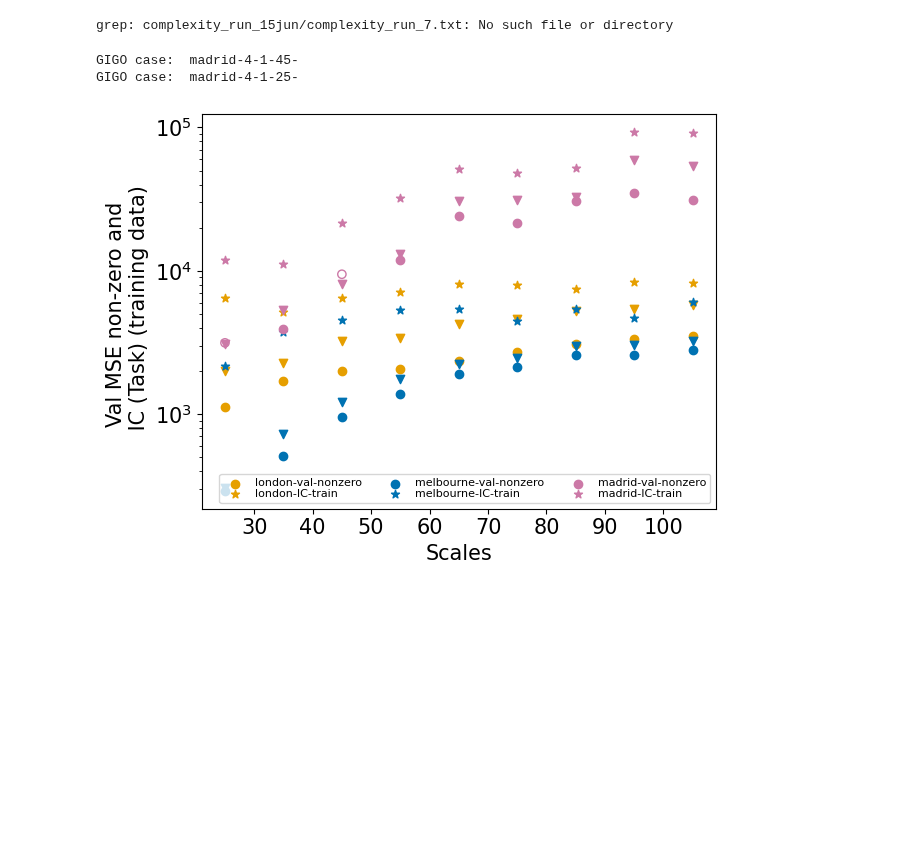
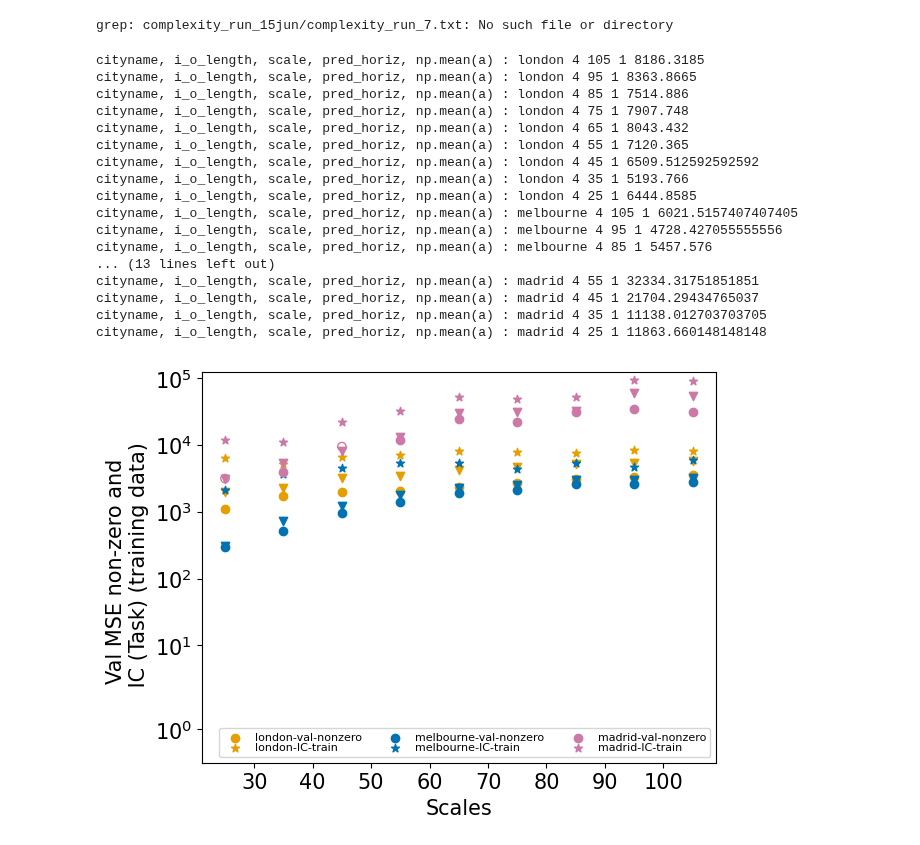
Before and after one commit to mie-lab/Complexity-Aware-Traffic-Prediction, a Jupyter notebook: exploration/CATP/plotting/analyse_validation_csv.ipynb, the cells around one changed output. Cells and saved outputs as stored; diff of their text form; code cells hidden in the pictures; blank space fills up the shorter version.

```diff
--- a/exploration/CATP/plotting/analyse_validation_csv.ipynb
+++ b/exploration/CATP/plotting/analyse_validation_csv.ipynb
@@ -127,37 +130,55 @@ for city in config.city_list:
                     if filtered_rows.shape[0] == 1:
                         range_ = [0]
                     else:
                         range_ = list(range(filtered_rows.shape[0]))
                         # sprint (cityname, scale, i_o_length, pred_horiz, filtered_rows.shape)
                         # no worries, will be plotted multiple times # this is three times because of first combination overlap
 
                     # if printing only one star even if multiple present, uncomment below:
                     range_ = [0]
 
                     a = []
                     for i in range_:
                             a.append(filtered_rows.iloc[i][CSR_type] / 500)
 
                     for i in [0]:
                         if cityname in city_label_printed:
                             plt.scatter(scale,  np.mean(a), marker='*',color=city_color[cityname], alpha=1)
                         else:
                             plt.scatter(scale,  np.mean(a), marker='*',label=cityname + "-IC-train", alpha=1, color=city_color[cityname])
                             city_label_printed.append(cityname)
+                    sprint (cityname, i_o_length, scale, pred_horiz, np.mean(a))
+
 
 plt.xlabel("Scales", fontsize=15)
 plt.ylabel("Val MSE non-zero and \n IC (Task) (training data)", fontsize=15)
-plt.yscale('log')
+plt.yscale('symlog')
+plt.ylim(bottom=0.101)
 plt.xticks(fontsize=15)
 plt.yticks(fontsize=15)
 plt.legend(loc="lower right", fontsize=8, ncol=3, labelspacing=0.02)
 plt.tight_layout()
 plt.savefig("Scales_csr_val_combo.png")
 plt.show()
 # %% [output]
-GIGO case:  madrid-4-1-45-
-GIGO case:  madrid-4-1-25-
+cityname, i_o_length, scale, pred_horiz, np.mean(a) : london 4 105 1 8186.3185
+cityname, i_o_length, scale, pred_horiz, np.mean(a) : london 4 95 1 8363.8665
+cityname, i_o_length, scale, pred_horiz, np.mean(a) : london 4 85 1 7514.886
+cityname, i_o_length, scale, pred_horiz, np.mean(a) : london 4 75 1 7907.748
+cityname, i_o_length, scale, pred_horiz, np.mean(a) : london 4 65 1 8043.432
+cityname, i_o_length, scale, pred_horiz, np.mean(a) : london 4 55 1 7120.365
+cityname, i_o_length, scale, pred_horiz, np.mean(a) : london 4 45 1 6509.512592592592
+cityname, i_o_length, scale, pred_horiz, np.mean(a) : london 4 35 1 5193.766
+cityname, i_o_length, scale, pred_horiz, np.mean(a) : london 4 25 1 6444.8585
+cityname, i_o_length, scale, pred_horiz, np.mean(a) : melbourne 4 105 1 6021.5157407407405
+cityname, i_o_length, scale, pred_horiz, np.mean(a) : melbourne 4 95 1 4728.427055555556
+cityname, i_o_length, scale, pred_horiz, np.mean(a) : melbourne 4 85 1 5457.576
+... (13 lines left out)
+cityname, i_o_length, scale, pred_horiz, np.mean(a) : madrid 4 55 1 32334.31751851851
+cityname, i_o_length, scale, pred_horiz, np.mean(a) : madrid 4 45 1 21704.29434765037
+cityname, i_o_length, scale, pred_horiz, np.mean(a) : madrid 4 35 1 11138.012703703705
+cityname, i_o_length, scale, pred_horiz, np.mean(a) : madrid 4 25 1 11863.660148148148
-[figure, old version]
+[figure, new version]
 # %%
 import pandas as pd
 
```
Also changed, not shown: parts of 10 cells of this notebook, 9 other files.
